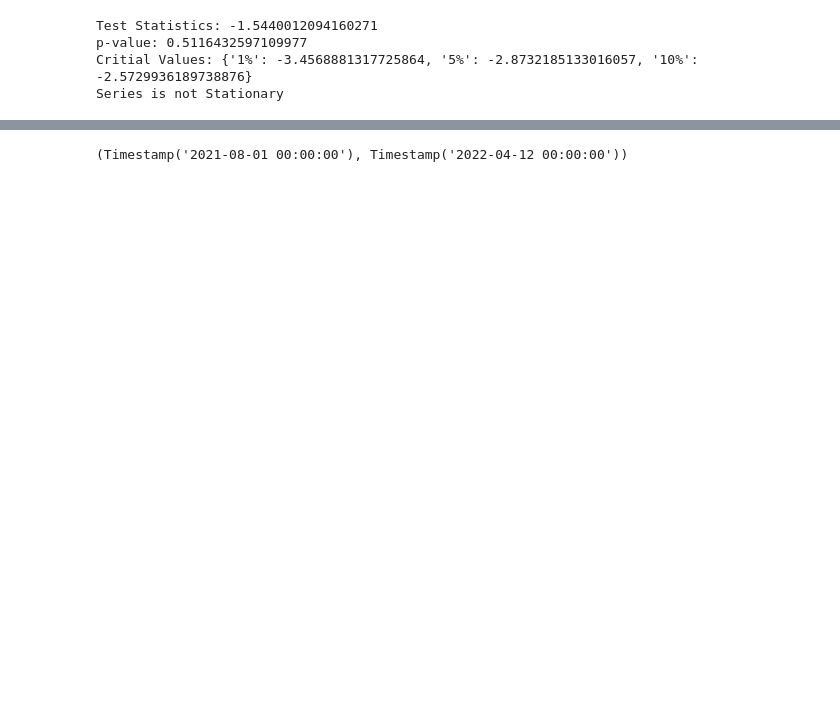
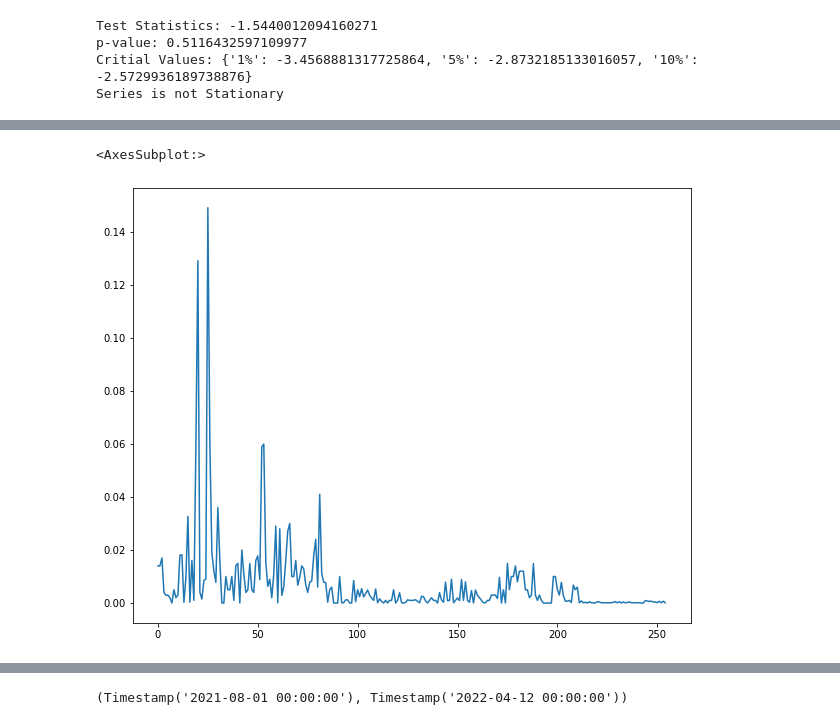
Before and after one commit to JoAmps/Forecasting-average-weekly-prices-of-the-Parallel-Alpha-nft, a Jupyter notebook: forecasting floor prices of parallel alpha.ipynb, the cells around one changed output, grey strips where cells are left out. Drawn from its saved outputs; the diff is of its cells as text; code cells hidden in the pictures; blank space fills up the shorter version.

```diff
--- a/forecasting floor prices of parallel alpha.ipynb
+++ b/forecasting floor prices of parallel alpha.ipynb
@@ -253,0 +236,5 @@ df['floor_price']=df['floor_price'].diff(periods=1).fillna(method='bfill')
+# %%
+df['floor_price'].plot()
+# %% [output]
+<AxesSubplot:>
+[figure, added]
```
Also changed, not shown: parts of 81 cells of this notebook.
